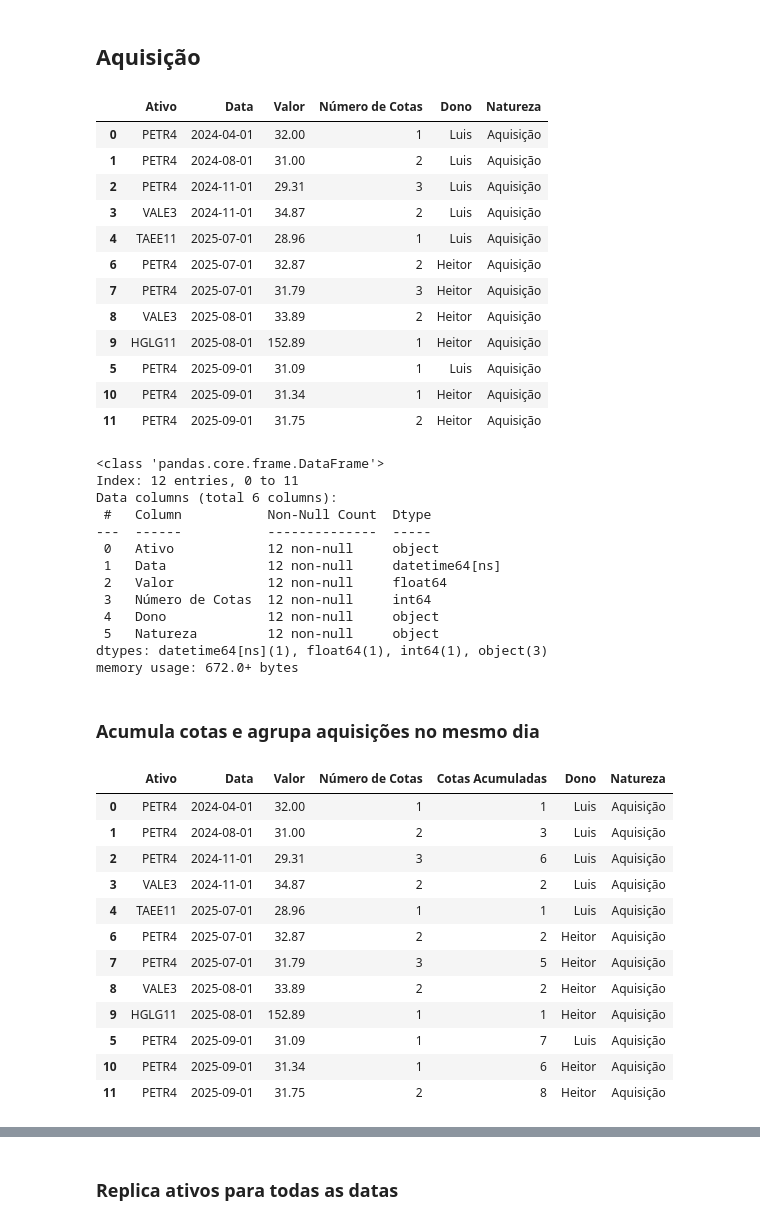
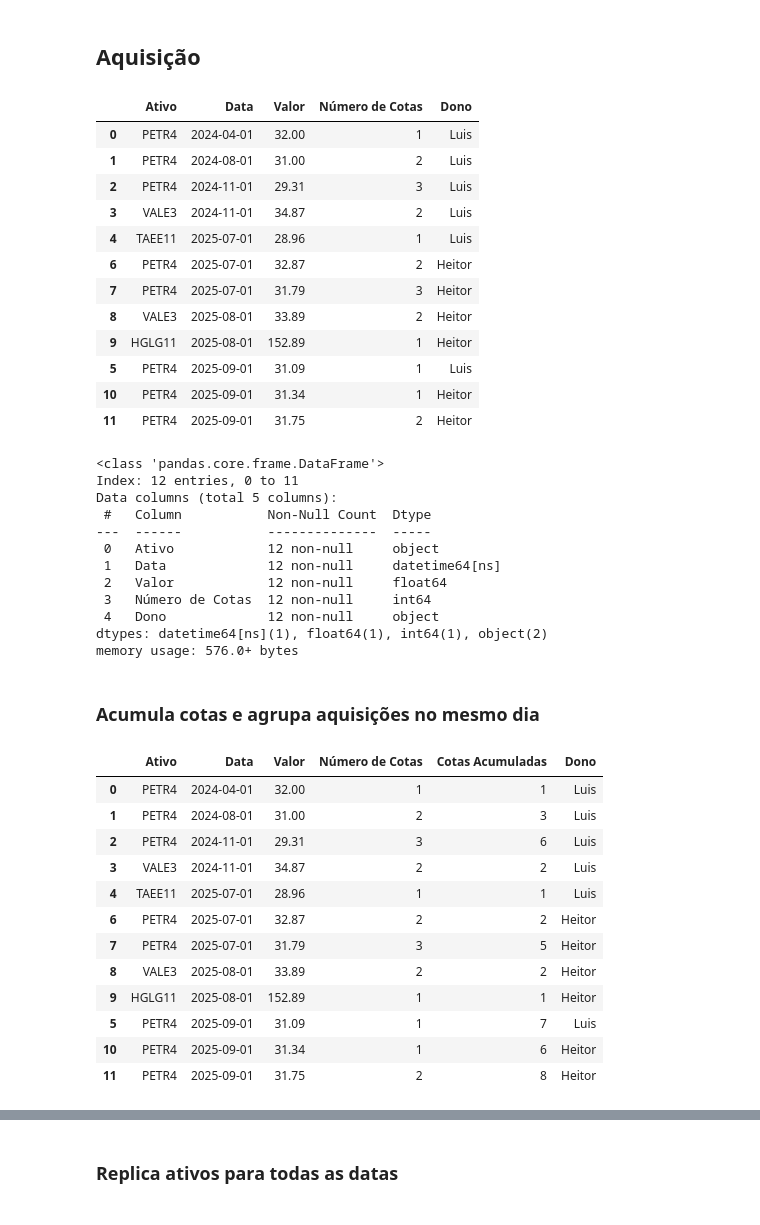
Before and after one commit to LuisHenrique7/Analise-Financeira, a Jupyter notebook: Modelagem da Carteira de Ativos.ipynb, the cells around one changed output, grey strips where cells are left out. Drawn from its saved outputs; the diff is of its cells as text; code cells hidden in the pictures.

```diff
--- a/Modelagem da Carteira de Ativos.ipynb
+++ b/Modelagem da Carteira de Ativos.ipynb
@@ -205,31 +203,30 @@ memory usage: 17.1+ KB
 df_aquisicao = pd.read_csv("Exemplo Aquisição.csv")
 df_aquisicao.rename(columns={"Preço de Aquisição": "Valor", "Data de Aquisição": "Data"}, inplace=True)
 df_aquisicao = df_aquisicao.filter(["Ativo", "Data", "Valor", "Número de Cotas", "Dono"])
-df_aquisicao["Natureza"] = ["Aquisição"] * len(df_aquisicao)
 df_aquisicao['Valor'] = df_aquisicao['Valor'].str.replace(',', '.').astype(float)
 df_aquisicao["Data"] = pd.to_datetime(df_aquisicao["Data"], format="%d-%m-%Y")
 df_aquisicao.sort_values(by="Data", inplace=True)
 df_aquisicao
 # %% [output]
-|  | Ativo | Data | Valor | Número de Cotas | Dono | Natureza |
-| 0 | PETR4 | 2024-04-01 | 32.00 | 1 | Luis | Aquisição |
-| 1 | PETR4 | 2024-08-01 | 31.00 | 2 | Luis | Aquisição |
-| 2 | PETR4 | 2024-11-01 | 29.31 | 3 | Luis | Aquisição |
-| 3 | VALE3 | 2024-11-01 | 34.87 | 2 | Luis | Aquisição |
-| 4 | TAEE11 | 2025-07-01 | 28.96 | 1 | Luis | Aquisição |
-| 6 | PETR4 | 2025-07-01 | 32.87 | 2 | Heitor | Aquisição |
-| 7 | PETR4 | 2025-07-01 | 31.79 | 3 | Heitor | Aquisição |
-| 8 | VALE3 | 2025-08-01 | 33.89 | 2 | Heitor | Aquisição |
-| 9 | HGLG11 | 2025-08-01 | 152.89 | 1 | Heitor | Aquisição |
-| 5 | PETR4 | 2025-09-01 | 31.09 | 1 | Luis | Aquisição |
-| 10 | PETR4 | 2025-09-01 | 31.34 | 1 | Heitor | Aquisição |
-| 11 | PETR4 | 2025-09-01 | 31.75 | 2 | Heitor | Aquisição |
+|  | Ativo | Data | Valor | Número de Cotas | Dono |
+| 0 | PETR4 | 2024-04-01 | 32.00 | 1 | Luis |
+| 1 | PETR4 | 2024-08-01 | 31.00 | 2 | Luis |
+| 2 | PETR4 | 2024-11-01 | 29.31 | 3 | Luis |
+| 3 | VALE3 | 2024-11-01 | 34.87 | 2 | Luis |
+| 4 | TAEE11 | 2025-07-01 | 28.96 | 1 | Luis |
+| 6 | PETR4 | 2025-07-01 | 32.87 | 2 | Heitor |
+| 7 | PETR4 | 2025-07-01 | 31.79 | 3 | Heitor |
+| 8 | VALE3 | 2025-08-01 | 33.89 | 2 | Heitor |
+| 9 | HGLG11 | 2025-08-01 | 152.89 | 1 | Heitor |
+| 5 | PETR4 | 2025-09-01 | 31.09 | 1 | Luis |
+| 10 | PETR4 | 2025-09-01 | 31.34 | 1 | Heitor |
+| 11 | PETR4 | 2025-09-01 | 31.75 | 2 | Heitor |
 # %%
 df_aquisicao.info()
 # %% [output]
 <class 'pandas.core.frame.DataFrame'>
 Index: 12 entries, 0 to 11
-Data columns (total 6 columns):
+Data columns (total 5 columns):
  #   Column           Non-Null Count  Dtype
 ---  ------           --------------  -----
  0   Ativo            12 non-null     object
@@ -237,48 +234,47 @@ Data columns (total 6 columns):
  2   Valor            12 non-null     float64
  3   Número de Cotas  12 non-null     int64
  4   Dono             12 non-null     object
- 5   Natureza         12 non-null     object
-dtypes: datetime64[ns](1), float64(1), int64(1), object(3)
-memory usage: 672.0+ bytes
+dtypes: datetime64[ns](1), float64(1), int64(1), object(2)
+memory usage: 576.0+ bytes
 # %% [markdown]
 ### Acumula cotas e agrupa aquisições no mesmo dia
 # %%
 # Acumula as cotas por ativo e dono
 
 dic_cotas_acum = {
     "Heitor": {},
     "Luis": {}
 }
 
 lista_cotas_acum = []
 
 for i in df_aquisicao.index:
     ativo = df_aquisicao.loc[i, "Ativo"]
     cotas = df_aquisicao.loc[i, "Número de Cotas"]
     dono = df_aquisicao.loc[i, "Dono"]
     if ativo not in dic_cotas_acum[dono]:
         dic_cotas_acum[dono][ativo] = cotas
     else:
         dic_cotas_acum[dono][ativo] += cotas
     lista_cotas_acum.append(dic_cotas_acum[dono][ativo])
 
 df_aquisicao["Cotas Acumuladas"] = lista_cotas_acum
-df_aquisicao = df_aquisicao.filter(["Ativo", "Data", "Valor", "Número de Cotas", "Cotas Acumuladas", "Dono", "Natureza"])
+df_aquisicao = df_aquisicao.filter(["Ativo", "Data", "Valor", "Número de Cotas", "Cotas Acumuladas", "Dono"])
 df_aquisicao
 # %% [output]
-|  | Ativo | Data | Valor | Número de Cotas | Cotas Acumuladas | Dono | Natureza |
-| 0 | PETR4 | 2024-04-01 | 32.00 | 1 | 1 | Luis | Aquisição |
-| 1 | PETR4 | 2024-08-01 | 31.00 | 2 | 3 | Luis | Aquisição |
-| 2 | PETR4 | 2024-11-01 | 29.31 | 3 | 6 | Luis | Aquisição |
-| 3 | VALE3 | 2024-11-01 | 34.87 | 2 | 2 | Luis | Aquisição |
-| 4 | TAEE11 | 2025-07-01 | 28.96 | 1 | 1 | Luis | Aquisição |
-| 6 | PETR4 | 2025-07-01 | 32.87 | 2 | 2 | Heitor | Aquisição |
-| 7 | PETR4 | 2025-07-01 | 31.79 | 3 | 5 | Heitor | Aquisição |
-| 8 | VALE3 | 2025-08-01 | 33.89 | 2 | 2 | Heitor | Aquisição |
-| 9 | HGLG11 | 2025-08-01 | 152.89 | 1 | 1 | Heitor | Aquisição |
-| 5 | PETR4 | 2025-09-01 | 31.09 | 1 | 7 | Luis | Aquisição |
-| 10 | PETR4 | 2025-09-01 | 31.34 | 1 | 6 | Heitor | Aquisição |
-| 11 | PETR4 | 2025-09-01 | 31.75 | 2 | 8 | Heitor | Aquisição |
+|  | Ativo | Data | Valor | Número de Cotas | Cotas Acumuladas | Dono |
+| 0 | PETR4 | 2024-04-01 | 32.00 | 1 | 1 | Luis |
+| 1 | PETR4 | 2024-08-01 | 31.00 | 2 | 3 | Luis |
+| 2 | PETR4 | 2024-11-01 | 29.31 | 3 | 6 | Luis |
+| 3 | VALE3 | 2024-11-01 | 34.87 | 2 | 2 | Luis |
+| 4 | TAEE11 | 2025-07-01 | 28.96 | 1 | 1 | Luis |
+| 6 | PETR4 | 2025-07-01 | 32.87 | 2 | 2 | Heitor |
+| 7 | PETR4 | 2025-07-01 | 31.79 | 3 | 5 | Heitor |
+| 8 | VALE3 | 2025-08-01 | 33.89 | 2 | 2 | Heitor |
+| 9 | HGLG11 | 2025-08-01 | 152.89 | 1 | 1 | Heitor |
+| 5 | PETR4 | 2025-09-01 | 31.09 | 1 | 7 | Luis |
+| 10 | PETR4 | 2025-09-01 | 31.34 | 1 | 6 | Heitor |
+| 11 | PETR4 | 2025-09-01 | 31.75 | 2 | 8 | Heitor |
 # %%
 df_compras_mesmo_dia = df_aquisicao.loc[df_aquisicao.duplicated(subset=["Ativo", "Data", "Dono"], keep=False)]
 df_compras_mesmo_dia
```
Also changed, not shown: parts of 38 cells of this notebook, 20 other files.
